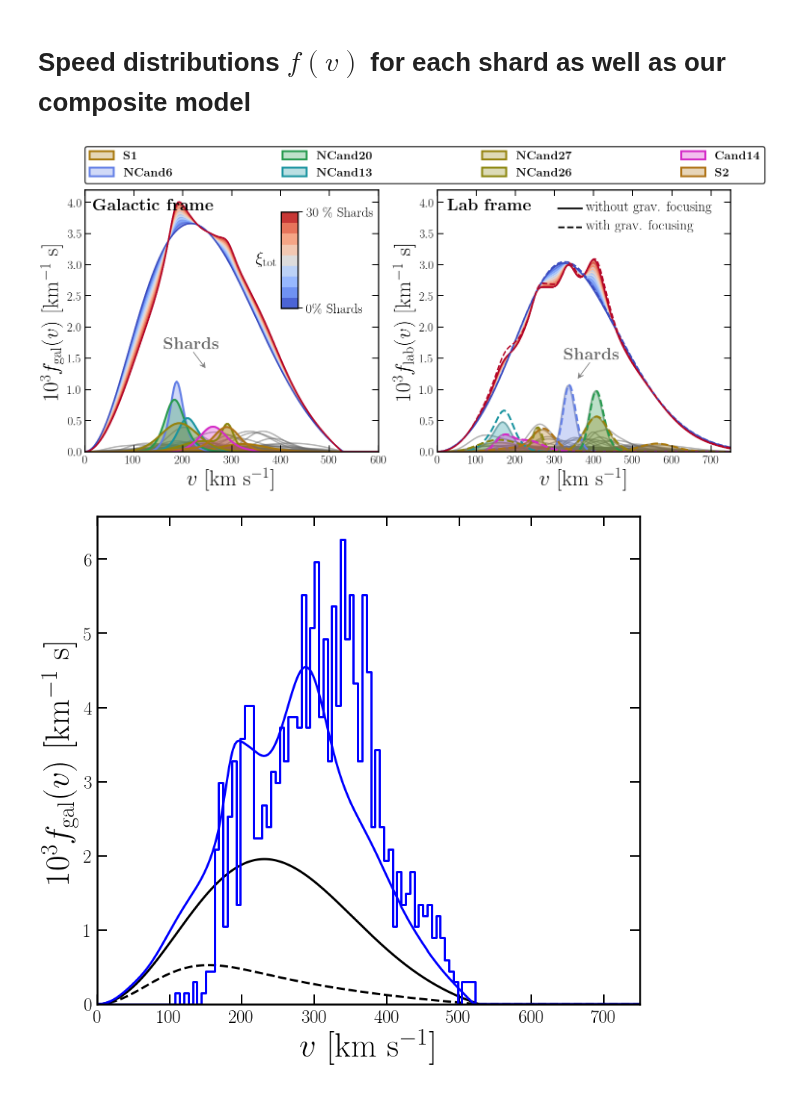
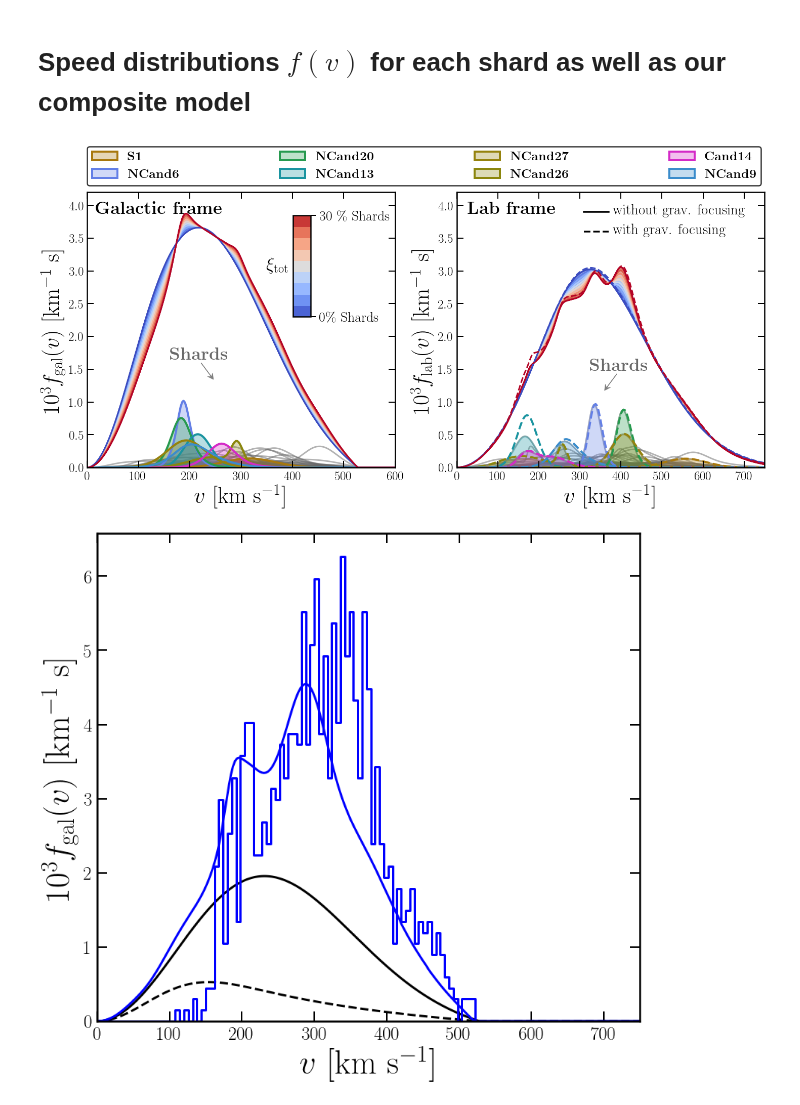
Before and after one commit to cajohare/DarkShards, a Jupyter notebook: code/Plot_SpeedDistributions.ipynb, the cells around one changed output. Drawn from its saved outputs; the diff is of its cells as text; code cells hidden in the pictures.

```diff
--- a/code/Plot_SpeedDistributions.ipynb
+++ b/code/Plot_SpeedDistributions.ipynb
@@ -35,7 +35,7 @@ day = 67.0
 
 
 # Load shards
-df = pandas.read_csv('../data/FitShards_red.csv')
+df = pandas.read_csv('../data/FitShards.csv')
 names = df.group_id
 nshards = size(names)
 velocities = zeros(shape=(nshards,3))
@@ -192,7 +192,7 @@ for i in range(0,size(Examples)):
     ax2.plot(v,1e3*fv_gf[j,:],'--',color=col_ex[j,:],lw=4,zorder=1)
 
 # Legend lines
-leg = ax1.legend(loc='upper left',fontsize=25,edgecolor='k',ncol=4,bbox_to_anchor=(-0.02, 1.19), columnspacing=9.15)
+leg = ax1.legend(loc='upper left',fontsize=25,edgecolor='k',ncol=4,bbox_to_anchor=(-0.02, 1.19), columnspacing=8)
 leg.get_frame().set_linewidth(2.5)
 
 
@@ -209,34 +209,34 @@ plt.gcf().text(0.56,0.82,r'{\bf Lab frame}',fontsize=35,color='k')
 ax1.arrow(0.37, 0.38, 0.04, -0.06, transform=ax1.transAxes,length_includes_head=True,head_width=0.02, head_length=0.02, overhang=0.4,edgecolor='gray',facecolor='gray')
 ax2.arrow(0.52, 0.34, -0.04, -0.06, transform=ax2.transAxes,length_includes_head=True,head_width=0.02, head_length=0.02, overhang=0.4,edgecolor='gray',facecolor='gray')
 
 
 
 # # Custom colorbar
 import matplotlib as mpl
 from mpl_toolkits.axes_grid1.inset_locator import inset_axes
 cbar_max = r'30 \% Shards'
 cbar_min = r'0\% Shards'
 cbaxes = inset_axes(ax1, width="5%", height="50%", bbox_to_anchor=[-30, 200, 700, 400])
 norm = mpl.colors.Normalize(vmin=0,vmax=1)
 sm = plt.cm.ScalarMappable(cmap=cmap, norm=norm)
 sm.set_array([])
 plt.colorbar(sm,cax=cbaxes,ticks=(0,1),boundaries=linspace(0,1,n_xi))
 f = plt.gcf().get_children()
 cbar = f[3]
 cbar.set_yticklabels([cbar_min, cbar_max])  # vertically oriented colorbar
 cbar.tick_params(labelsize=28)
 cbar.tick_params(which='major',direction='out',width=2,length=10,right=True,top=False,pad=7)
 cbar.tick_params(which='minor',direction='out',width=2,length=7,right=True,top=False)
 plt.gcf().text(0.33,0.66,r'$\xi_{\rm tot}$',fontsize=35,color='k')
 
 
 # Save figure
 plt.show()
 pltname = 'Shards_fv'
 fig.savefig('../plots/'+pltname+'.pdf',bbox_inches='tight')
 fig.savefig('../plots/plots_png/'+pltname+'.png',bbox_inches='tight')
 # %% [output]
-[figure, old version]
+[figure, new version]
 # %%
 fig,ax = MySquarePlot(xlab,ylab1)
 eta = 0.2
```
Also changed, not shown: 18 other files.
